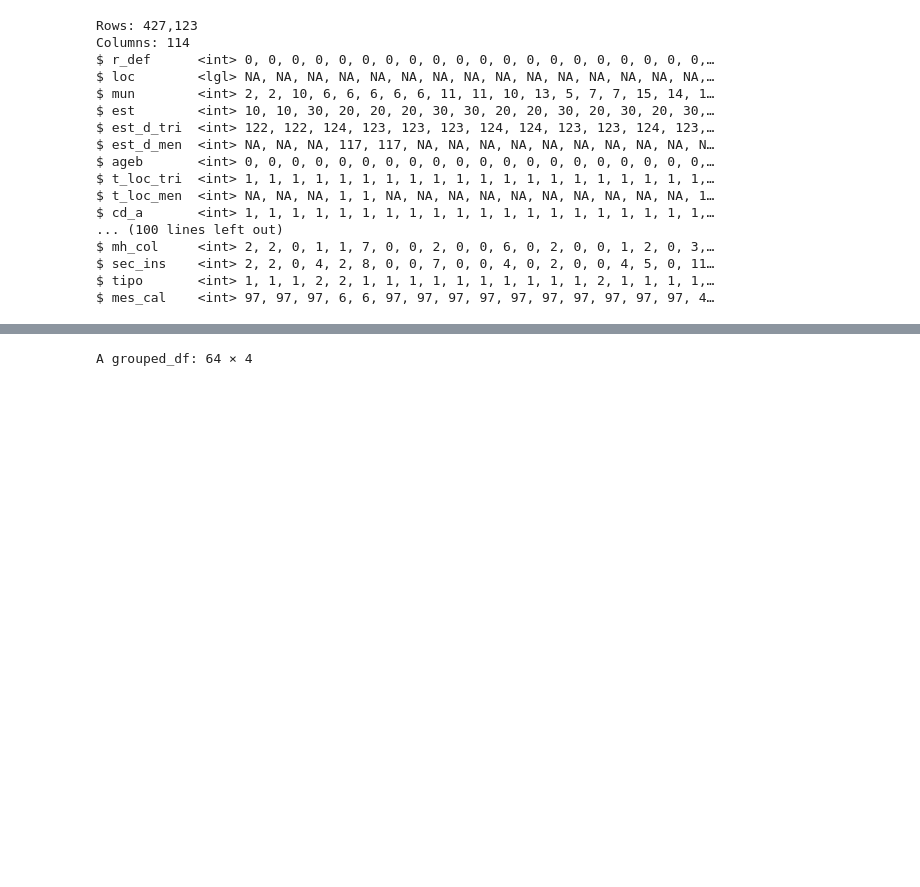
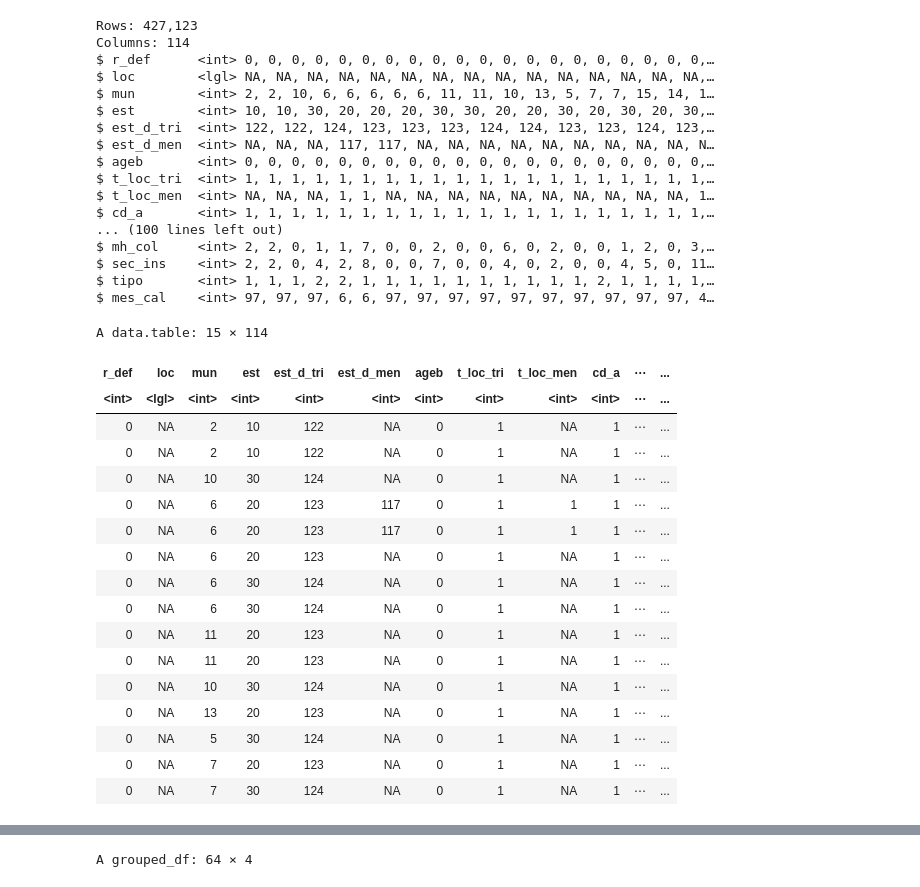
Before and after one commit to DiegoSReco/Labor-Market-Analysis-ENOE, a Jupyter notebook: Analisis_de_Encuestas_en_R.ipynb, the cells around one changed output, grey strips where cells are left out. Cells and saved outputs as stored; diff of their text form; code cells hidden in the pictures; blank space fills up the shorter version.

```diff
--- a/Analisis_de_Encuestas_en_R.ipynb
+++ b/Analisis_de_Encuestas_en_R.ipynb
@@ -163,3 +205,25 @@ $ mh_col     <int> 2, 2, 0, 1, 1, 7, 0, 0, 2, 0, 0, 6, 0, 2, 0, 0, 1, 2, 0, 3,
 $ sec_ins    <int> 2, 2, 0, 4, 2, 8, 0, 0, 7, 0, 0, 4, 0, 2, 0, 0, 4, 5, 0, 11…
 $ tipo       <int> 1, 1, 1, 2, 2, 1, 1, 1, 1, 1, 1, 1, 1, 1, 1, 2, 1, 1, 1, 1,…
 $ mes_cal    <int> 97, 97, 97, 6, 6, 97, 97, 97, 97, 97, 97, 97, 97, 97, 97, 4…
+# %%
+#Primera 15 filas
+head(df_enoe, 15)
+# %% [output]
+A data.table: 15 × 114
+| r_def | loc | mun | est | est_d_tri | est_d_men | ageb | t_loc_tri | t_loc_men | cd_a | ⋯ | ... |
+| <int> | <lgl> | <int> | <int> | <int> | <int> | <int> | <int> | <int> | <int> | ⋯ | ... |
+| 0 | NA | 2 | 10 | 122 | NA | 0 | 1 | NA | 1 | ⋯ | ... |
+| 0 | NA | 2 | 10 | 122 | NA | 0 | 1 | NA | 1 | ⋯ | ... |
+| 0 | NA | 10 | 30 | 124 | NA | 0 | 1 | NA | 1 | ⋯ | ... |
+| 0 | NA | 6 | 20 | 123 | 117 | 0 | 1 | 1 | 1 | ⋯ | ... |
+| 0 | NA | 6 | 20 | 123 | 117 | 0 | 1 | 1 | 1 | ⋯ | ... |
+| 0 | NA | 6 | 20 | 123 | NA | 0 | 1 | NA | 1 | ⋯ | ... |
+| 0 | NA | 6 | 30 | 124 | NA | 0 | 1 | NA | 1 | ⋯ | ... |
+| 0 | NA | 6 | 30 | 124 | NA | 0 | 1 | NA | 1 | ⋯ | ... |
+| 0 | NA | 11 | 20 | 123 | NA | 0 | 1 | NA | 1 | ⋯ | ... |
+| 0 | NA | 11 | 20 | 123 | NA | 0 | 1 | NA | 1 | ⋯ | ... |
+| 0 | NA | 10 | 30 | 124 | NA | 0 | 1 | NA | 1 | ⋯ | ... |
+| 0 | NA | 13 | 20 | 123 | NA | 0 | 1 | NA | 1 | ⋯ | ... |
+| 0 | NA | 5 | 30 | 124 | NA | 0 | 1 | NA | 1 | ⋯ | ... |
+| 0 | NA | 7 | 20 | 123 | NA | 0 | 1 | NA | 1 | ⋯ | ... |
+| 0 | NA | 7 | 30 | 124 | NA | 0 | 1 | NA | 1 | ⋯ | ... |
```
Also changed, not shown: parts of 27 cells of this notebook.
